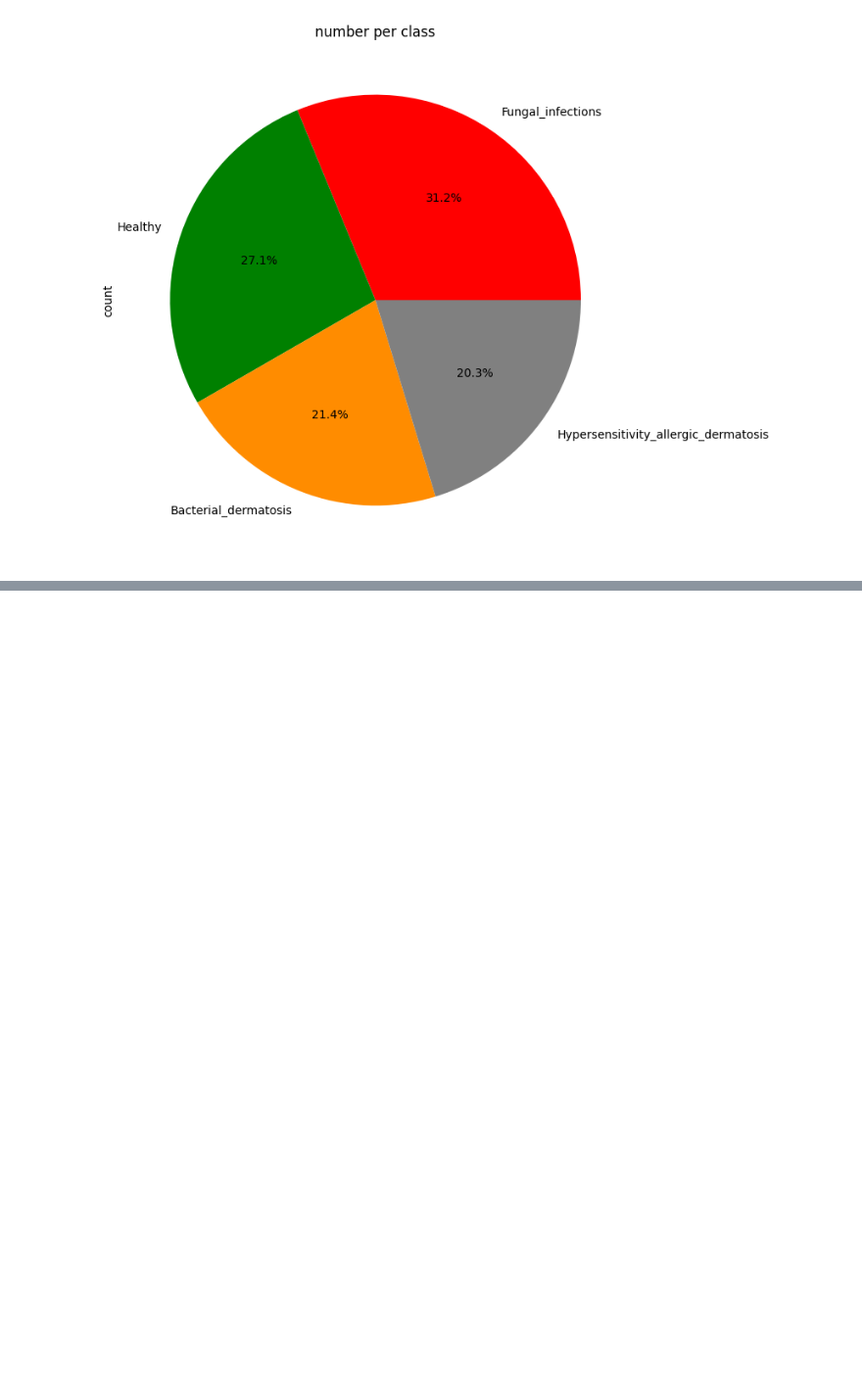
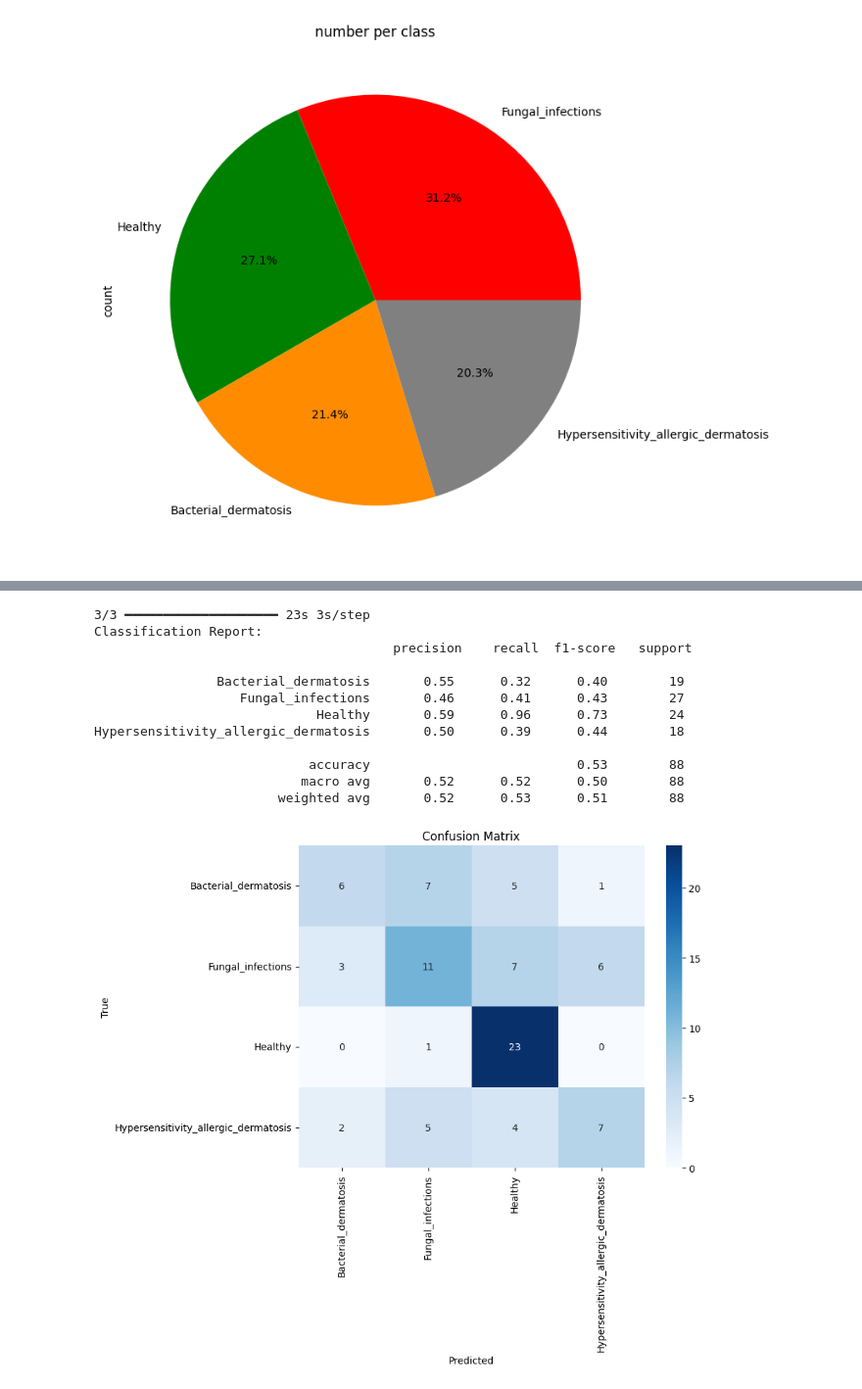
Before and after one commit to Ezenwaikedi1/deep-learning-based-image-analysis-for-early-detection-of-skin-diseases-in-dogs, a Jupyter notebook: dog_disease_detection_.ipynb, the cells around one changed output, grey strips where cells are left out. Shown at 98% size. Saved outputs shown, nothing was run; the diff lists cells and outputs as text; code cells hidden in the pictures; blank space fills up the shorter version.

```diff
--- a/dog_disease_detection_.ipynb
+++ b/dog_disease_detection_.ipynb
@@ -125,0 +342,39 @@ Text(0.5, 1.0, 'number per class')
+# %%
+
+# Step 1: Make predictions on the test dataset
+test_generator.reset()  # Reset the generator to ensure it starts from the beginning
+y_pred = model.predict(test_generator, steps=test_generator.samples // test_generator.batch_size + 1)
+y_pred_classes = np.argmax(y_pred, axis=1)  # Get the predicted class indices
+
+# Step 2: Get the true labels from the test dataset
+y_true = test_generator.classes  # True class labels
+
+# Step 3: Generate the Classification Report
+target_names = test_generator.class_indices.keys()  # Class labels
+report = classification_report(y_true, y_pred_classes, target_names=target_names)
+print("Classification Report:\n", report)
+
+# Step 4: Generate the Confusion Matrix
+conf_matrix = confusion_matrix(y_true, y_pred_classes)
+
+# Plotting the confusion matrix using Seaborn heatmap
+plt.figure(figsize=(8, 6))
+sns.heatmap(conf_matrix, annot=True, fmt='d', cmap='Blues', xticklabels=target_names, yticklabels=target_names)
+plt.title('Confusion Matrix')
+plt.xlabel('Predicted')
+plt.ylabel('True')
+plt.show()
+# %% [output]
+3/3 ━━━━━━━━━━━━━━━━━━━━ 23s 3s/step
+Classification Report:
+                                       precision    recall  f1-score   support
+
+                Bacterial_dermatosis       0.55      0.32      0.40        19
+                   Fungal_infections       0.46      0.41      0.43        27
+                             Healthy       0.59      0.96      0.73        24
+Hypersensitivity_allergic_dermatosis       0.50      0.39      0.44        18
+
+                            accuracy                           0.53        88
+                           macro avg       0.52      0.52      0.50        88
+                        weighted avg       0.52      0.53      0.51        88
+[figure, added]
```
Also changed, not shown: parts of 14 cells of this notebook.
